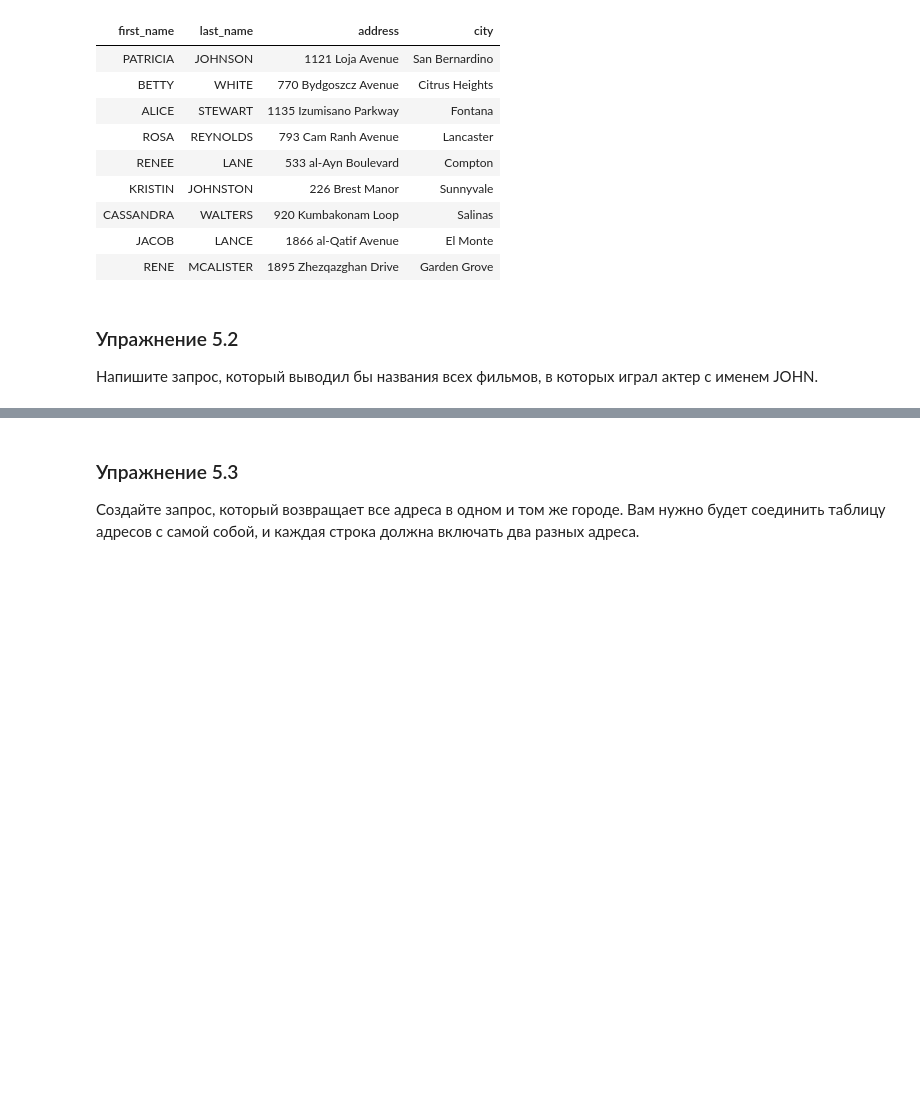
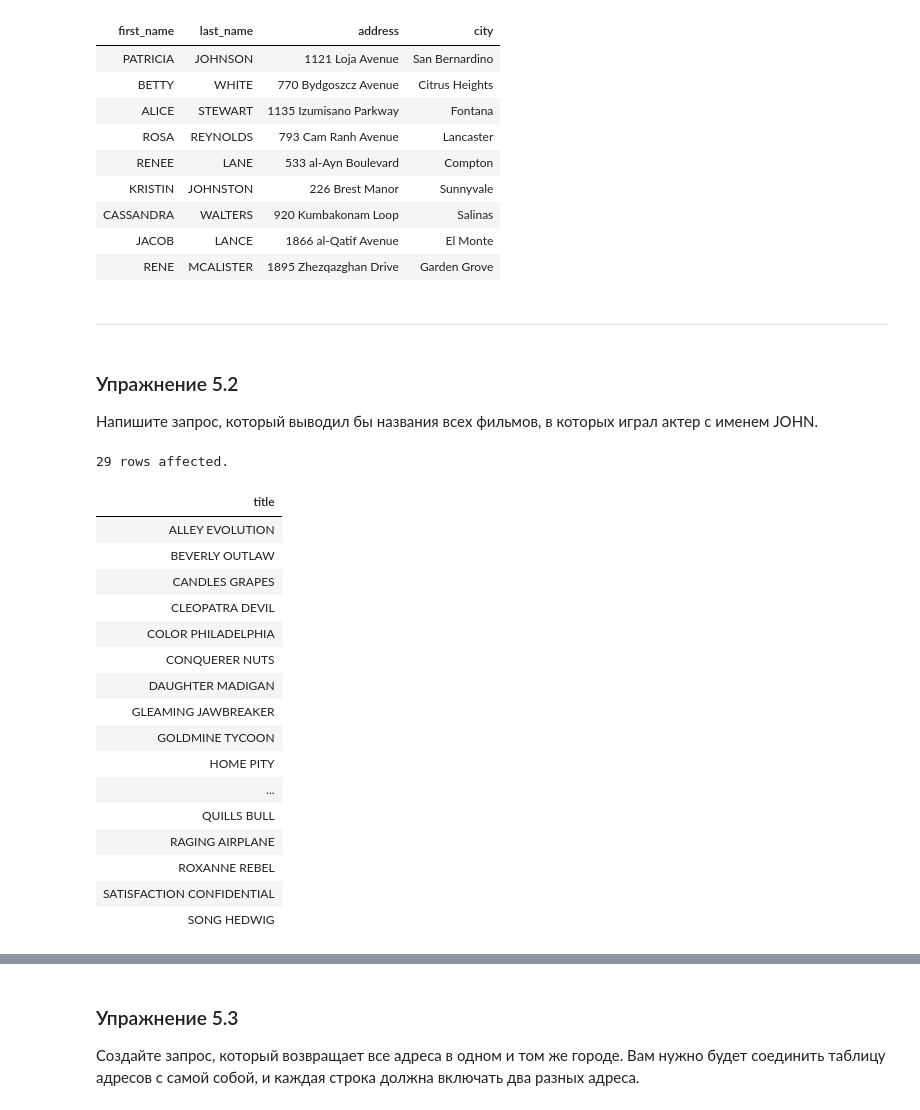
Before and after one commit to magus1968/learning-sql, a Jupyter notebook: docs/chapters/ch05.ipynb, the cells around one changed output, grey strips where cells are left out. Drawn from its saved outputs; the diff is of its cells as text; code cells hidden in the pictures; blank space fills up the shorter version.

```diff
--- a/docs/chapters/ch05.ipynb
+++ b/docs/chapters/ch05.ipynb
@@ -563,6 +563,9 @@ WHERE a.district = 'California';
 | CASSANDRA | WALTERS | 920 Kumbakonam Loop | Salinas |
 | JACOB | LANCE | 1866 al-Qatif Avenue | El Monte |
 | RENE | MCALISTER | 1895 Zhezqazghan Drive | Garden Grove |
+# %% [markdown]
+
+---
 # %% [markdown]
 ### Упражнение 5.2
 
@@ -570,2 +575,28 @@ WHERE a.district = 'California';
 # %%
-# Решение
+%%sql
+SELECT f.title
+FROM film f
+  INNER JOIN film_actor fa
+  ON f.film_id = fa.film_id
+  INNER JOIN actor a
+  ON fa.actor_id = a.actor_id
+WHERE a.first_name = 'JOHN';
+# %% [output]
+29 rows affected.
+| title |
+| ALLEY EVOLUTION |
+| BEVERLY OUTLAW |
+| CANDLES GRAPES |
+| CLEOPATRA DEVIL |
+| COLOR PHILADELPHIA |
+| CONQUERER NUTS |
+| DAUGHTER MADIGAN |
+| GLEAMING JAWBREAKER |
+| GOLDMINE TYCOON |
+| HOME PITY |
+| ... |
+| QUILLS BULL |
+| RAGING AIRPLANE |
+| ROXANNE REBEL |
+| SATISFACTION CONFIDENTIAL |
+| SONG HEDWIG |
```
Also changed, not shown: parts of 11 cells of this notebook, 1 other file.
